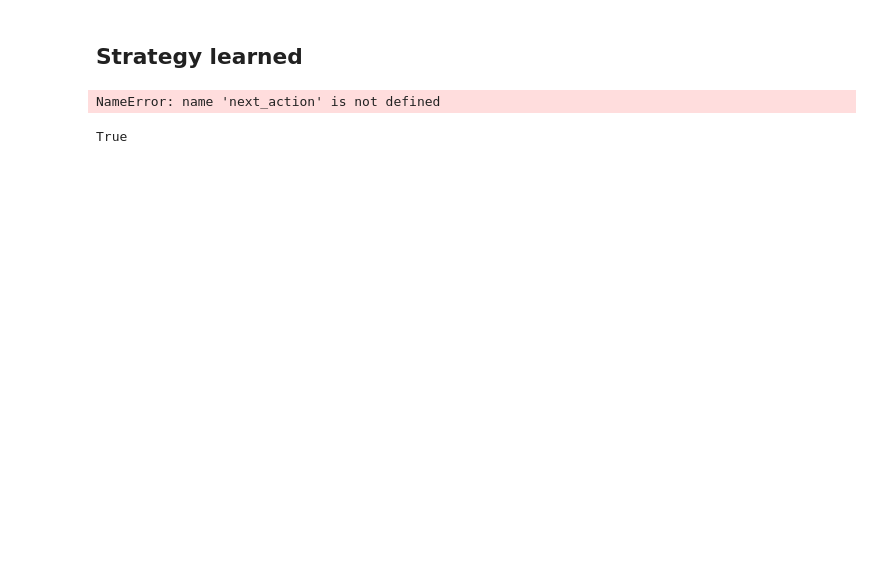
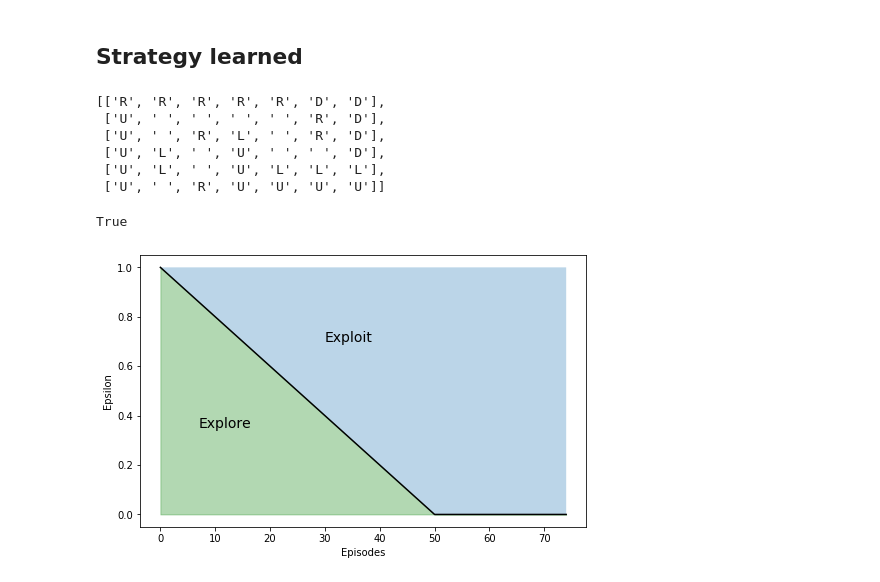
Before and after one commit to leanguardia/temporal-diff-learning, a Jupyter notebook: RL_TemporalDiff.ipynb, the cells around one changed output. Saved outputs shown, nothing was run; the diff lists cells and outputs as text; code cells hidden in the pictures; blank space fills up the shorter version.

```diff
--- a/RL_TemporalDiff.ipynb
+++ b/RL_TemporalDiff.ipynb
@@ -230,19 +244,38 @@ def learned_strategy():
     for row in range(world_height):
         s_row = []
         for col in range(world_width):
-            if is_wall(State(row, col)): s_row.append("W")
+            if is_wall(State(row, col)): s_row.append(" ")
             else:
-                action = next_action(State(row, col))
+                action = maximum_value(State(row, col))
                 s_row.append(action_encoding[action])
         strategy.append(s_row)
     return strategy
 
 learned_strategy()
 # %% [output]
-NameError: name 'next_action' is not defined
+[['R', 'R', 'R', 'R', 'R', 'D', 'D'],
+ ['U', ' ', ' ', ' ', ' ', 'R', 'D'],
+ ['U', ' ', 'R', 'L', ' ', 'R', 'D'],
+ ['U', 'L', ' ', 'U', ' ', ' ', 'D'],
+ ['U', 'L', ' ', 'U', 'L', 'L', 'L'],
+ ['U', ' ', 'R', 'U', 'U', 'U', 'U']]
 # %%
 # Plot how V changes over learning
 # Plot how Policy changes
 # %%
 # %% [output]
 True
+# %%
+index = np.array(range(75))
+epsilon = np.maximum(0, (-0.02 * index) + 1)
+fig, ax = plt.subplots(figsize=(8, 5))
+ax.text(7, 0.35, "Explore", fontsize=14)
+ax.text(30, 0.70, "Exploit", fontsize=14)
+ax.plot(index, epsilon, color="k")
+ax.fill_between(index, epsilon, color="green", alpha="0.3")
+ax.fill_between(index, epsilon, np.max(epsilon), alpha="0.3")
+plt.xlabel("Episodes")
+plt.ylabel("Epsilon")
+plt.show()
+# %% [output]
+[figure, added]
```
Also changed, not shown: parts of 5 cells of this notebook.
